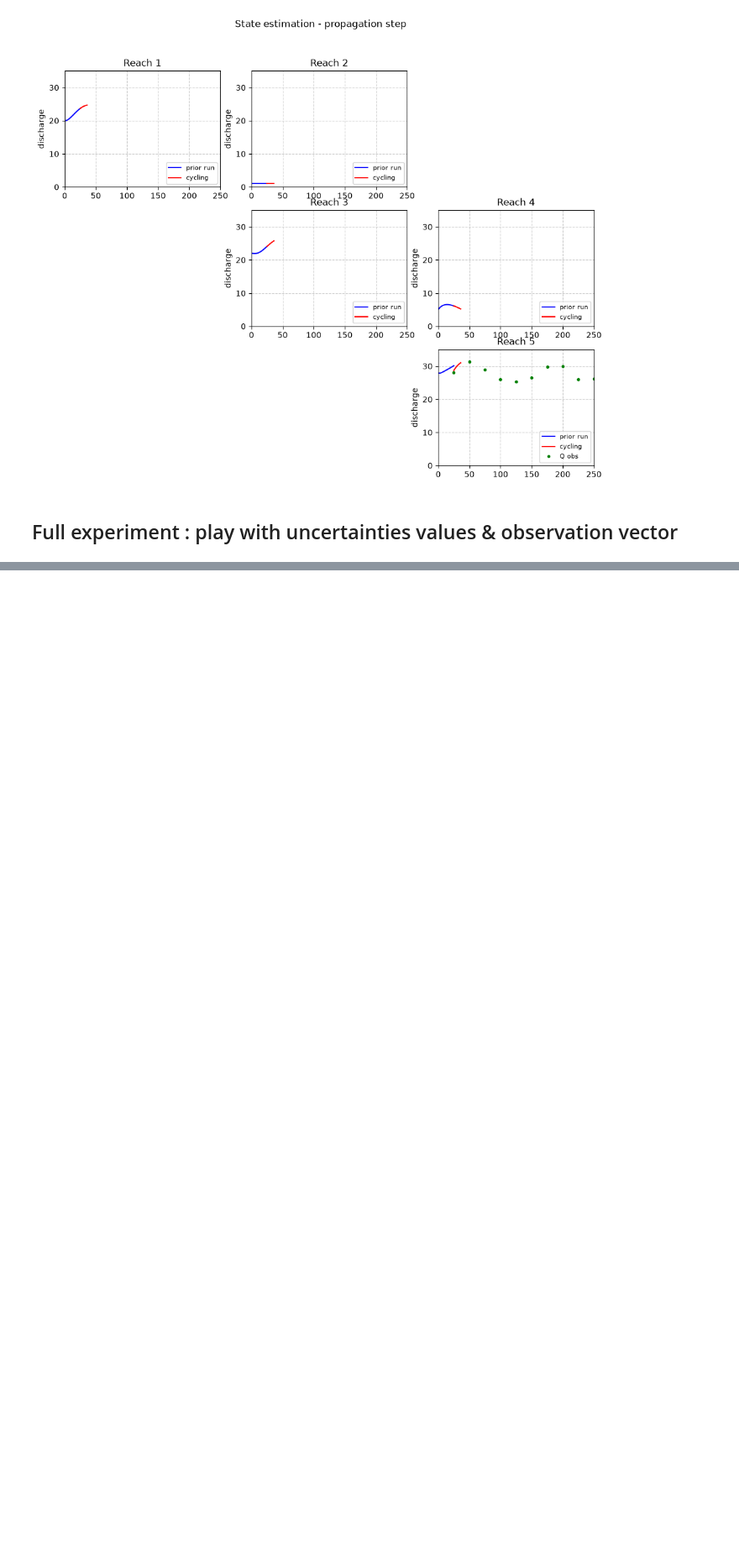
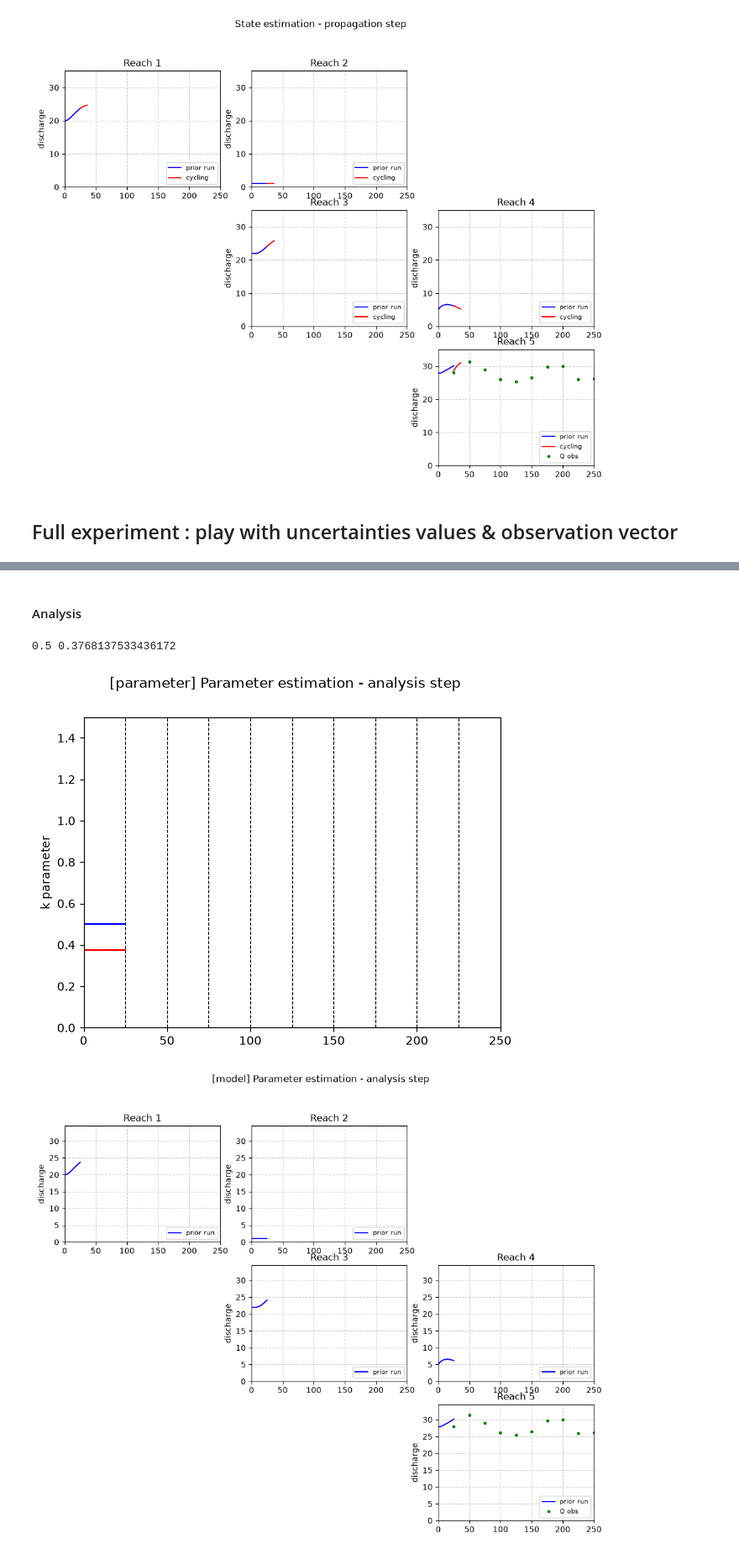
Before and after one commit to ch-m-emery/VSEO-6-Training-Sessions-Data-Assimilation, a Jupyter notebook: introduction_to_data_assimilation.ipynb, the cells around one changed output, grey strips where cells are left out. Shown at 84% size. Cells and saved outputs as stored; diff of their text form; code cells hidden in the pictures; blank space fills up the shorter version.

```diff
--- a/introduction_to_data_assimilation.ipynb
+++ b/introduction_to_data_assimilation.ipynb
@@ -170,0 +186,10 @@ param_assim.perform_assim()
+# %% [markdown]
+#### Analysis
+# %%
+my_assim.sig_o = 1.0
+my_assim.sig_b = 0.25
+xa = my_assim.perform_parameter_estimation_analysis(xb=xb, q_run=qb_run)
+# %% [output]
+0.5 0.3768137533436172
+[figure, added]
+[figure, added]
```
Also changed, not shown: parts of 24 cells of this notebook.
